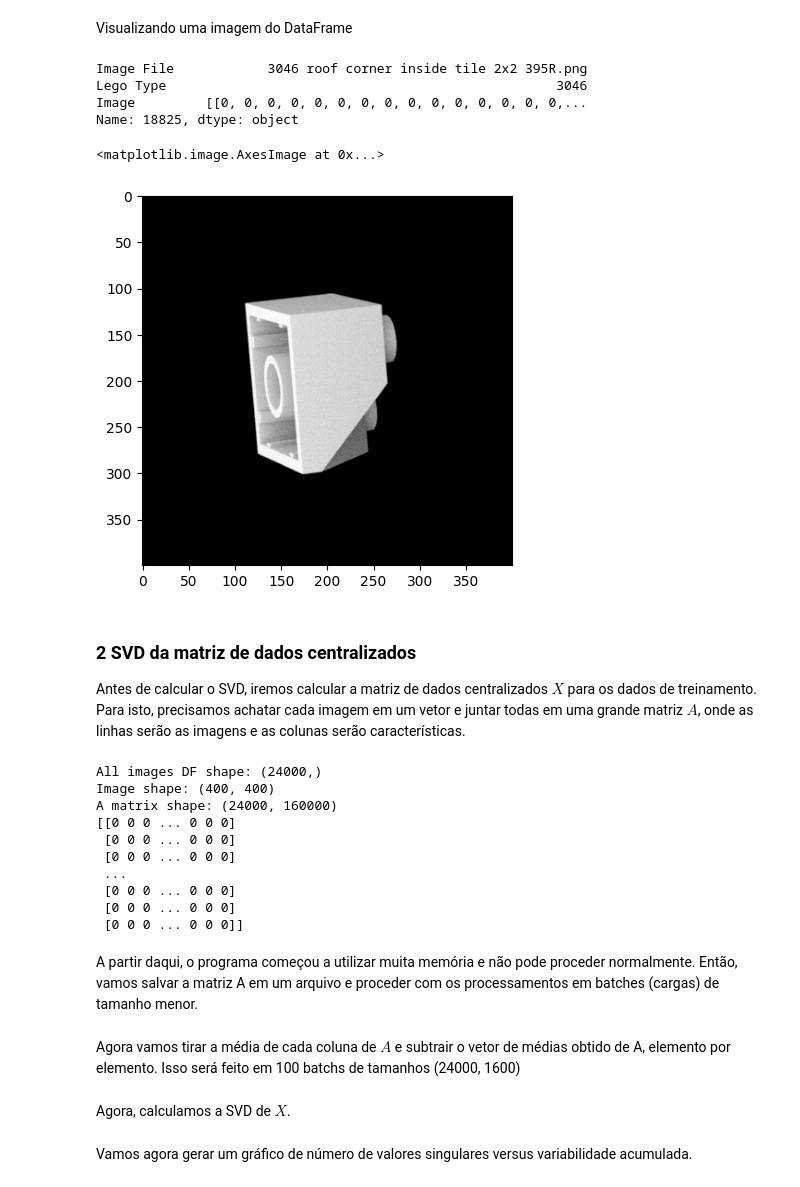
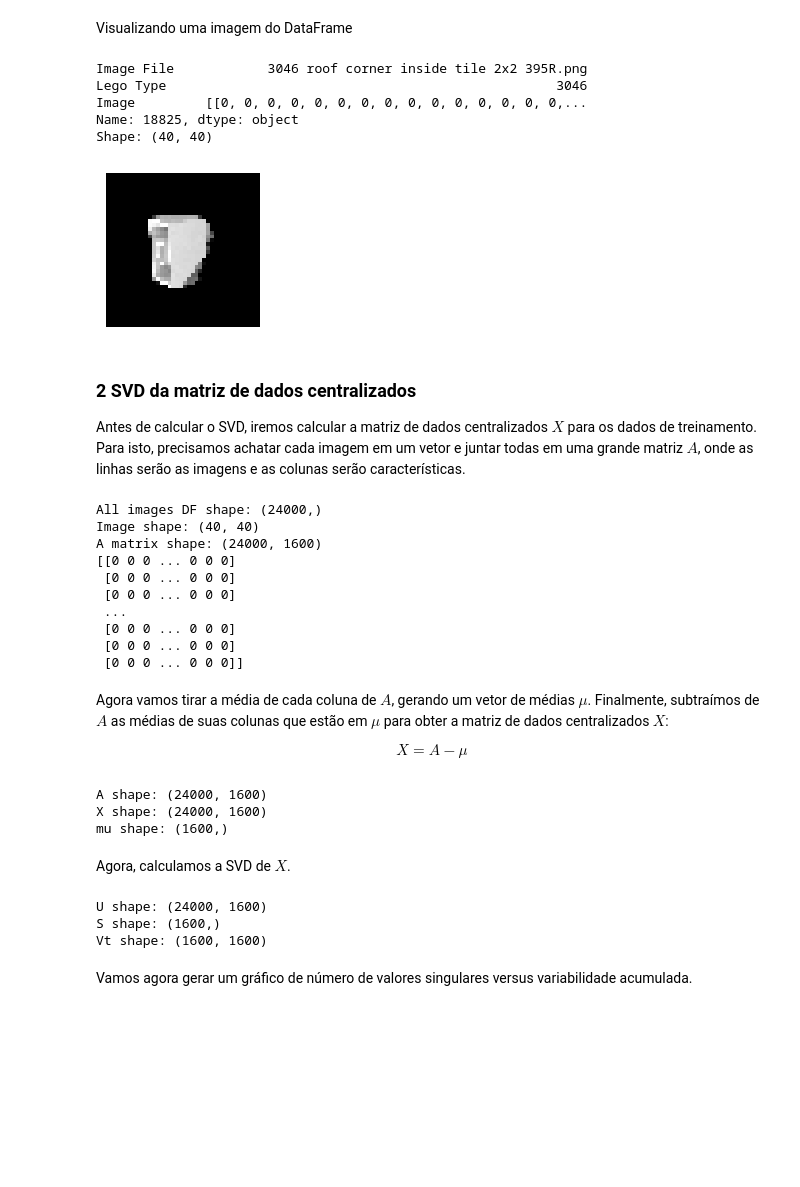
Before and after one commit to GabrielLins64/fad-trabalho-2, a Jupyter notebook: fad-gabriel_lins.ipynb, the cells around one changed output. Drawn from its saved outputs; the diff is of its cells as text; code cells hidden in the pictures; blank space fills up the shorter version.

Commit message:
reduce image sizes and calculate centralized mean data matrix svd

```diff
--- a/fad-gabriel_lins.ipynb
+++ b/fad-gabriel_lins.ipynb
@@ -78,10 +78,10 @@ Agora, vamos carregar as imagens de treinamento no DataFrame
 # %%
-from PIL import Image
+import cv2
 import numpy as np
 
 def load_image(image_path):
-    img = np.asarray(Image.open(os.path.join(DATASET_PATH, image_path)).convert('L'))
-    return img
+    img = cv2.imread(os.path.join(DATASET_PATH, image_path), cv2.IMREAD_GRAYSCALE)
+    return cv2.resize(img, (40,40))
 
 train_data['Image'] = train_data['Image File'].apply(load_image)
 # %%
@@ -110,17 +110,21 @@ Visualizando uma imagem do DataFrame
 # %%
 import matplotlib.pyplot as plt
 
 image_sample = train_data.iloc[8]
 print(image_sample)
+print(f'Shape: {image_sample["Image"].shape}')
 
+fig = plt.figure(figsize=(2, 2)) # 4x4 inches
 plt.imshow(image_sample['Image'], cmap='gray')
+plt.axis('off')
+plt.show()
 # %% [output]
 Image File            3046 roof corner inside tile 2x2 395R.png
 Lego Type                                                  3046
 Image         [[0, 0, 0, 0, 0, 0, 0, 0, 0, 0, 0, 0, 0, 0, 0,...
 Name: 18825, dtype: object
+Shape: (40, 40)
-<matplotlib.image.AxesImage at 0x...>
-[figure, old version]
+[figure, new version]
 # %% [markdown]
 ### 2 SVD da matriz de dados centralizados
 
@@ -135,8 +139,8 @@ print(f'A matrix shape: {A.shape}')
 print(A)
 # %% [output]
 All images DF shape: (24000,)
-Image shape: (400, 400)
-A matrix shape: (24000, 160000)
+Image shape: (40, 40)
+A matrix shape: (24000, 1600)
 [[0 0 0 ... 0 0 0]
  [0 0 0 ... 0 0 0]
  [0 0 0 ... 0 0 0]
@@ -144,5 +148,3 @@ A matrix shape: (24000, 160000)
  [0 0 0 ... 0 0 0]
  [0 0 0 ... 0 0 0]
  [0 0 0 ... 0 0 0]]
-# %% [markdown]
-A partir daqui, o programa começou a utilizar muita memória e não pode proceder normalmente. Então, vamos salvar a matriz A em um arquivo e proceder com os processamentos em batches (cargas) de tamanho menor.
@@ -157,2 +151,4 @@ del A
 # %% [markdown]
-Agora vamos tirar a média de cada coluna de $A$ e subtrair o vetor de médias obtido de A, elemento por elemento. Isso será feito em 100 batchs de tamanhos (24000, 1600)
+Agora vamos tirar a média de cada coluna de $A$, gerando um vetor de médias $\mu$. Finalmente, subtraímos de $A$ as médias de suas colunas que estão em $\mu$ para obter a matriz de dados centralizados $X$:
+
+$$ X = A - \mu $$
@@ -175,2 +155,17 @@ for i in range(num_batches):
+# %%
+mu = np.mean(A, axis=0)
+X = A - mu
+
+print(f'A shape: {A.shape}')
+print(f'X shape: {X.shape}')
+print(f'mu shape: {mu.shape}')
+
+# print(A[11990:12010,710])
+# print(X[11990:12010,710])
+# print(mu[710])
+# %% [output]
+A shape: (24000, 1600)
+X shape: (24000, 1600)
+mu shape: (1600,)
 # %% [markdown]
 Agora, calculamos a SVD de $X$.
@@ -177,2 +174,10 @@ Agora, calculamos a SVD de $X$.
+# %%
+print(f'U shape: {U.shape}')
+print(f'S shape: {S.shape}')
+print(f'Vt shape: {Vt.shape}')
+# %% [output]
+U shape: (24000, 1600)
+S shape: (1600,)
+Vt shape: (1600, 1600)
 # %% [markdown]
 Vamos agora gerar um gráfico de número de valores singulares versus variabilidade acumulada.
```
Also changed, not shown: parts of 7 cells of this notebook, 2 other files.
